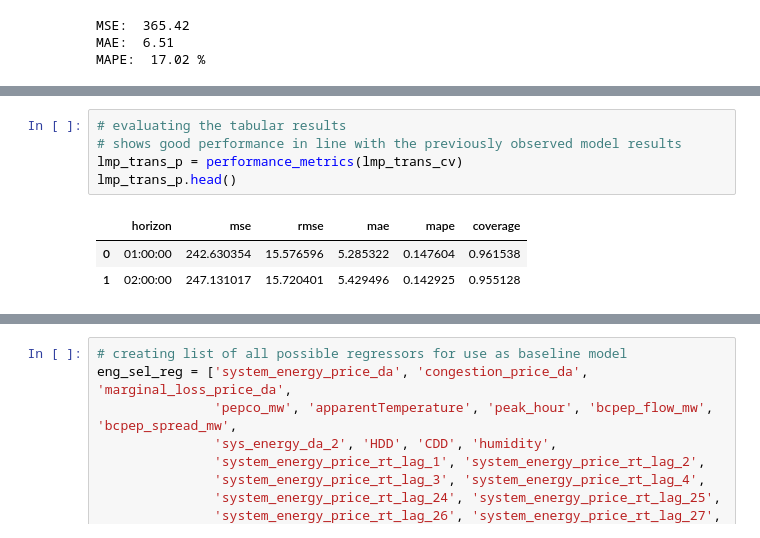
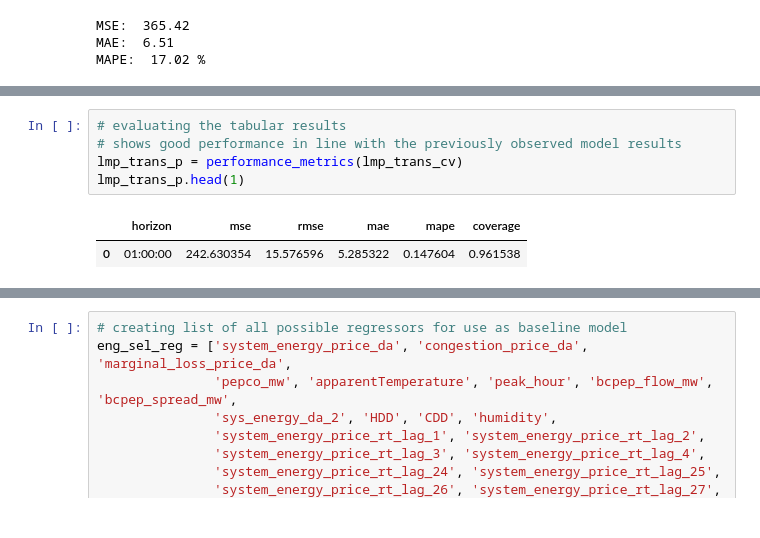
Before and after one commit to NathanVenos/Electricity_Price_Forecasting, a Jupyter notebook: 3_Modeling_RT_Pricing.ipynb, the cells around one changed output, grey strips where cells are left out. Cells and saved outputs as stored; diff of their text form.

```diff
--- a/3_Modeling_RT_Pricing.ipynb
+++ b/3_Modeling_RT_Pricing.ipynb
@@ -556,9 +567,8 @@ INFO:fbprophet:Making 312 forecasts with cutoffs between 2018-12-31 22:00:00 and
 # %%
 # evaluating the tabular results
 # shows good performance in line with the previously observed model results
 lmp_trans_p = performance_metrics(lmp_trans_cv)
-lmp_trans_p.head()
+lmp_trans_p.head(1)
 # %% [output]
 |  | horizon | mse | rmse | mae | mape | coverage |
 | 0 | 01:00:00 | 242.630354 | 15.576596 | 5.285322 | 0.147604 | 0.961538 |
-| 1 | 02:00:00 | 247.131017 | 15.720401 | 5.429496 | 0.142925 | 0.955128 |
```
Also changed, not shown: parts of 16 cells of this notebook, 1 other file.
